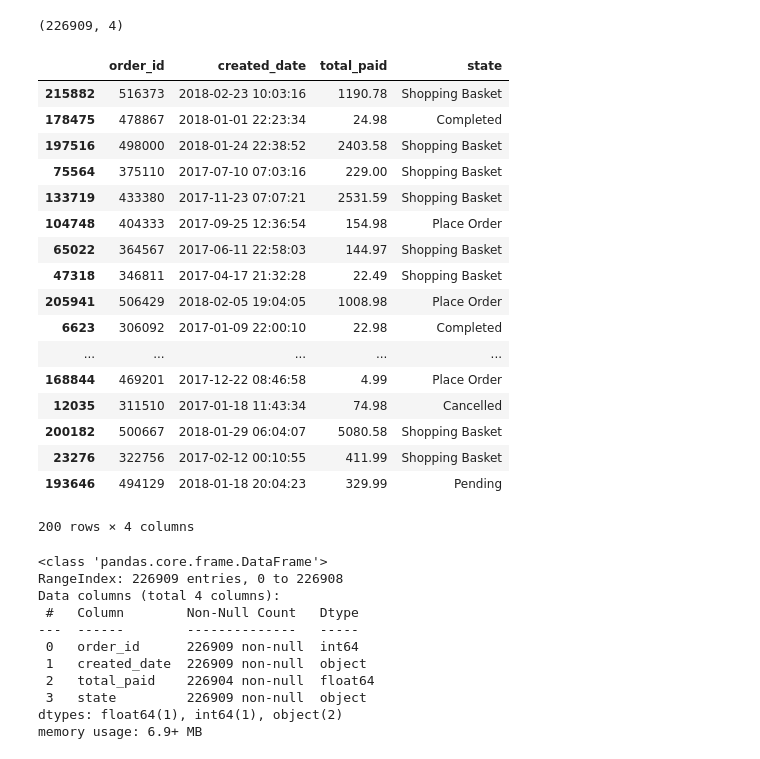
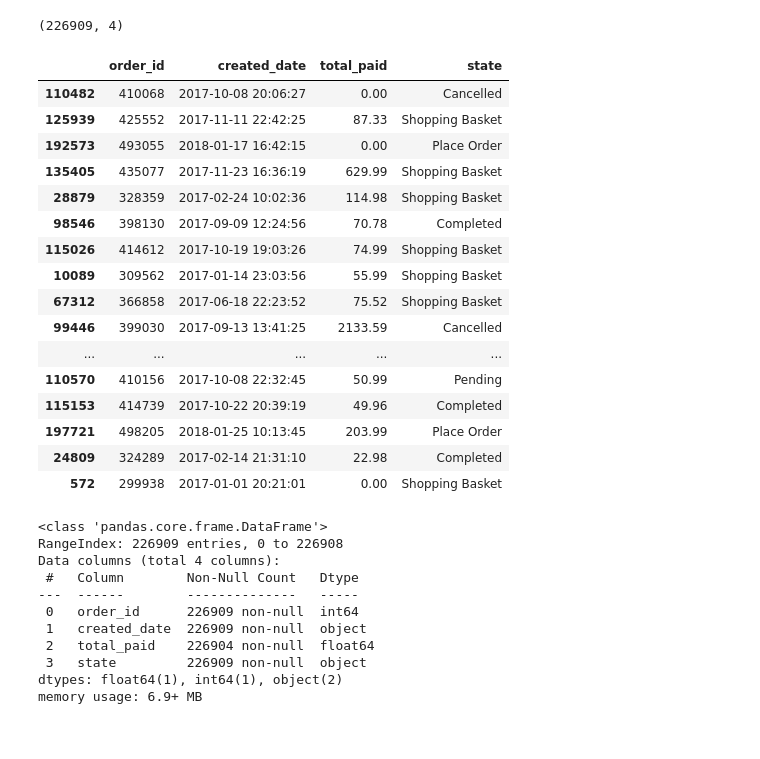
Before and after one commit to JacquelineBashta/DataStorytelling_Pandas_Matlibplot, a Jupyter notebook: DS_Cleanup_Template.ipynb, the cells around one changed output. Cells and saved outputs as stored; diff of their text form; code cells hidden in the pictures.

```diff
--- a/DS_Cleanup_Template.ipynb
+++ b/DS_Cleanup_Template.ipynb
@@ -42,26 +42,25 @@ df.shape
 # %% [output]
 (226909, 4)
 # %%
-df.sample(200)
+df.sample(20)
 # %% [output]
 |  | order_id | created_date | total_paid | state |
-| 215882 | 516373 | 2018-02-23 10:03:16 | 1190.78 | Shopping Basket |
-| 178475 | 478867 | 2018-01-01 22:23:34 | 24.98 | Completed |
-| 197516 | 498000 | 2018-01-24 22:38:52 | 2403.58 | Shopping Basket |
-| 75564 | 375110 | 2017-07-10 07:03:16 | 229.00 | Shopping Basket |
-| 133719 | 433380 | 2017-11-23 07:07:21 | 2531.59 | Shopping Basket |
-| 104748 | 404333 | 2017-09-25 12:36:54 | 154.98 | Place Order |
-| 65022 | 364567 | 2017-06-11 22:58:03 | 144.97 | Shopping Basket |
-| 47318 | 346811 | 2017-04-17 21:32:28 | 22.49 | Shopping Basket |
-| 205941 | 506429 | 2018-02-05 19:04:05 | 1008.98 | Place Order |
-| 6623 | 306092 | 2017-01-09 22:00:10 | 22.98 | Completed |
+| 110482 | 410068 | 2017-10-08 20:06:27 | 0.00 | Cancelled |
+| 125939 | 425552 | 2017-11-11 22:42:25 | 87.33 | Shopping Basket |
+| 192573 | 493055 | 2018-01-17 16:42:15 | 0.00 | Place Order |
+| 135405 | 435077 | 2017-11-23 16:36:19 | 629.99 | Shopping Basket |
+| 28879 | 328359 | 2017-02-24 10:02:36 | 114.98 | Shopping Basket |
+| 98546 | 398130 | 2017-09-09 12:24:56 | 70.78 | Completed |
+| 115026 | 414612 | 2017-10-19 19:03:26 | 74.99 | Shopping Basket |
+| 10089 | 309562 | 2017-01-14 23:03:56 | 55.99 | Shopping Basket |
+| 67312 | 366858 | 2017-06-18 22:23:52 | 75.52 | Shopping Basket |
+| 99446 | 399030 | 2017-09-13 13:41:25 | 2133.59 | Cancelled |
 | ... | ... | ... | ... | ... |
-| 168844 | 469201 | 2017-12-22 08:46:58 | 4.99 | Place Order |
-| 12035 | 311510 | 2017-01-18 11:43:34 | 74.98 | Cancelled |
-| 200182 | 500667 | 2018-01-29 06:04:07 | 5080.58 | Shopping Basket |
-| 23276 | 322756 | 2017-02-12 00:10:55 | 411.99 | Shopping Basket |
-| 193646 | 494129 | 2018-01-18 20:04:23 | 329.99 | Pending |
+| 110570 | 410156 | 2017-10-08 22:32:45 | 50.99 | Pending |
+| 115153 | 414739 | 2017-10-22 20:39:19 | 49.96 | Completed |
+| 197721 | 498205 | 2018-01-25 10:13:45 | 203.99 | Place Order |
+| 24809 | 324289 | 2017-02-14 21:31:10 | 22.98 | Completed |
+| 572 | 299938 | 2017-01-01 20:21:01 | 0.00 | Shopping Basket |
-200 rows × 4 columns
 # %%
 df.info()
 ## hint: there are 5 nulls in total_paid - fix required
```
Also changed, not shown: parts of 6 cells of this notebook, 3 other files.
